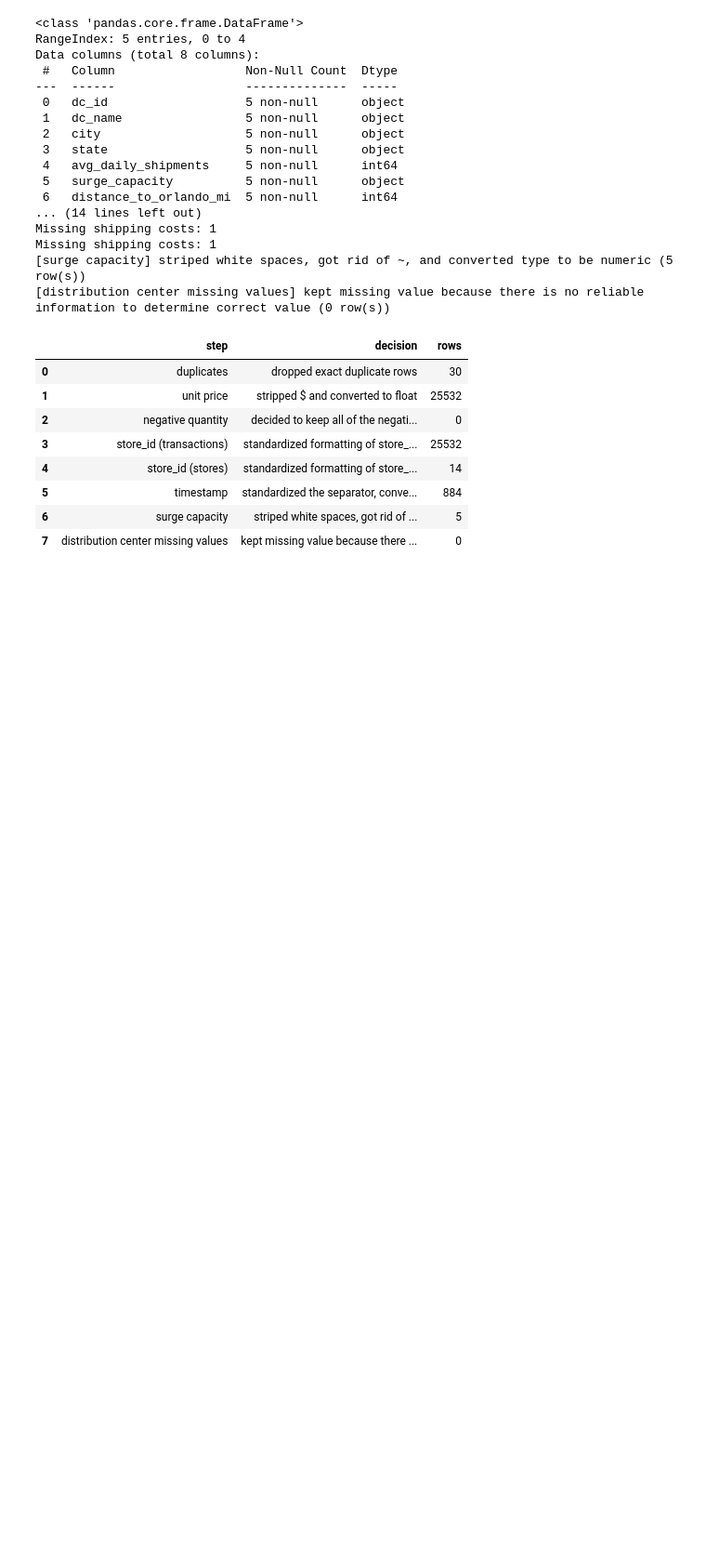
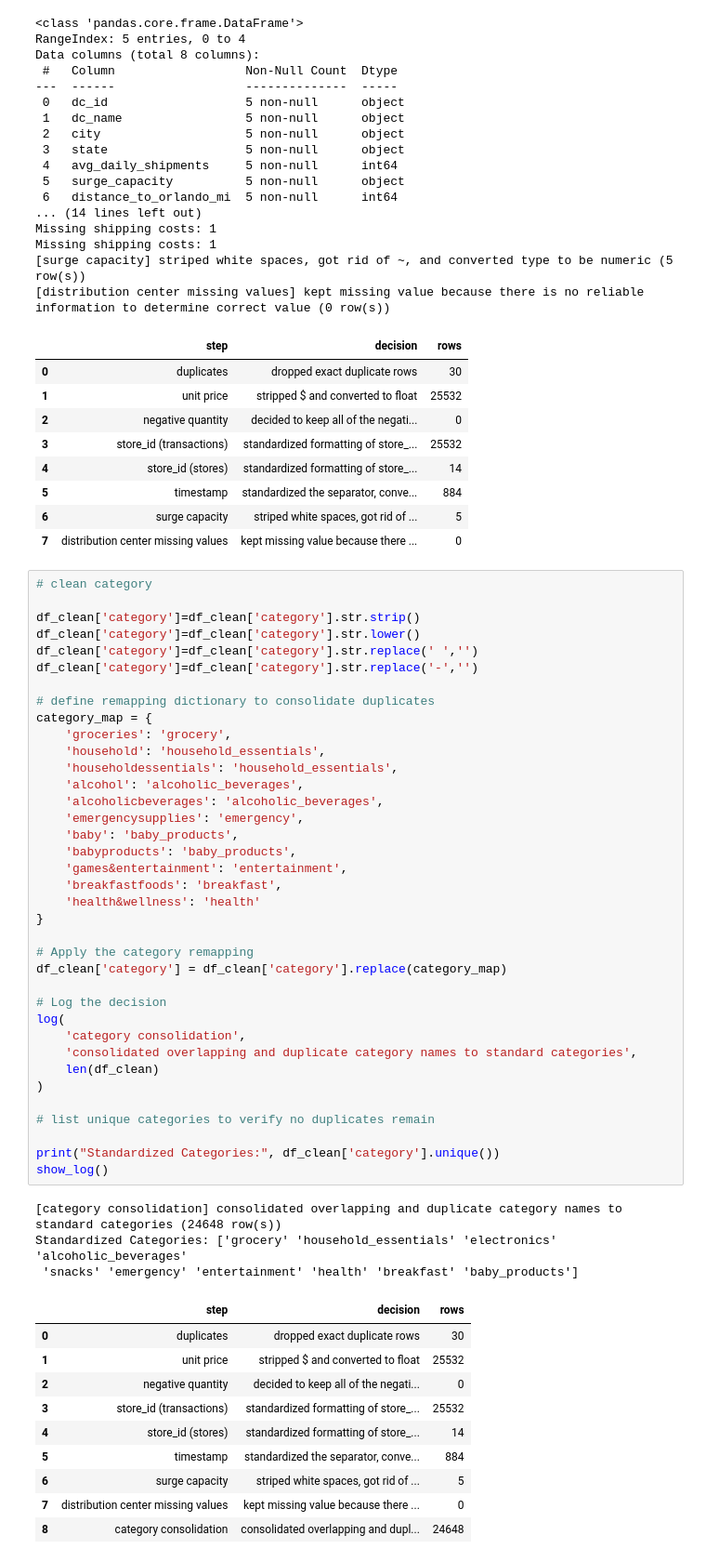
Before and after one commit to AdelineKwakye/walmart-huricane-project, a Jupyter notebook: notebooks/scratch/Adeline_Kwakye_Notebook.ipynb, the cells around one changed output. Shown at 93% size. Cells and saved outputs as stored; diff of their text form; blank space fills up the shorter version.

```diff
--- a/notebooks/scratch/Adeline_Kwakye_Notebook.ipynb
+++ b/notebooks/scratch/Adeline_Kwakye_Notebook.ipynb
@@ -403,3 +403,54 @@ Missing shipping costs: 1
 | 5 | timestamp | standardized the separator, conve... | 884 |
 | 6 | surge capacity | striped white spaces, got rid of ... | 5 |
 | 7 | distribution center missing values | kept missing value because there ... | 0 |
+# %%
+# clean category
+
+df_clean['category']=df_clean['category'].str.strip()
+df_clean['category']=df_clean['category'].str.lower()
+df_clean['category']=df_clean['category'].str.replace(' ','')
+df_clean['category']=df_clean['category'].str.replace('-','')
+
+# define remapping dictionary to consolidate duplicates
+category_map = {
+    'groceries': 'grocery',
+    'household': 'household_essentials',
+    'householdessentials': 'household_essentials',
+    'alcohol': 'alcoholic_beverages',
+    'alcoholicbeverages': 'alcoholic_beverages',
+    'emergencysupplies': 'emergency',
+    'baby': 'baby_products',
+    'babyproducts': 'baby_products',
+    'games&entertainment': 'entertainment',
+    'breakfastfoods': 'breakfast',
+    'health&wellness': 'health'
+}
+
+# Apply the category remapping
+df_clean['category'] = df_clean['category'].replace(category_map)
+
+# Log the decision
+log(
+    'category consolidation',
+    'consolidated overlapping and duplicate category names to standard categories',
+    len(df_clean)
+)
+
+# list unique categories to verify no duplicates remain
+
+print("Standardized Categories:", df_clean['category'].unique())
+show_log()
+# %% [output]
+[category consolidation] consolidated overlapping and duplicate category names to standard categories (24648 row(s))
+Standardized Categories: ['grocery' 'household_essentials' 'electronics' 'alcoholic_beverages'
+ 'snacks' 'emergency' 'entertainment' 'health' 'breakfast' 'baby_products']
+|  | step | decision | rows |
+| 0 | duplicates | dropped exact duplicate rows | 30 |
+| 1 | unit price | stripped $ and converted to float | 25532 |
+| 2 | negative quantity | decided to keep all of the negati... | 0 |
+| 3 | store_id (transactions) | standardized formatting of store_... | 25532 |
+| 4 | store_id (stores) | standardized formatting of store_... | 14 |
+| 5 | timestamp | standardized the separator, conve... | 884 |
+| 6 | surge capacity | striped white spaces, got rid of ... | 5 |
+| 7 | distribution center missing values | kept missing value because there ... | 0 |
+| 8 | category consolidation | consolidated overlapping and dupl... | 24648 |
```
Also changed, not shown: parts of 3 cells of this notebook.
